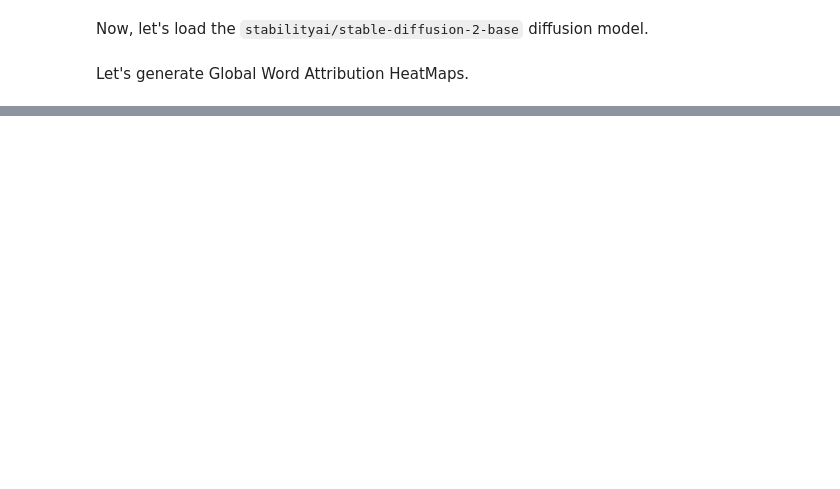
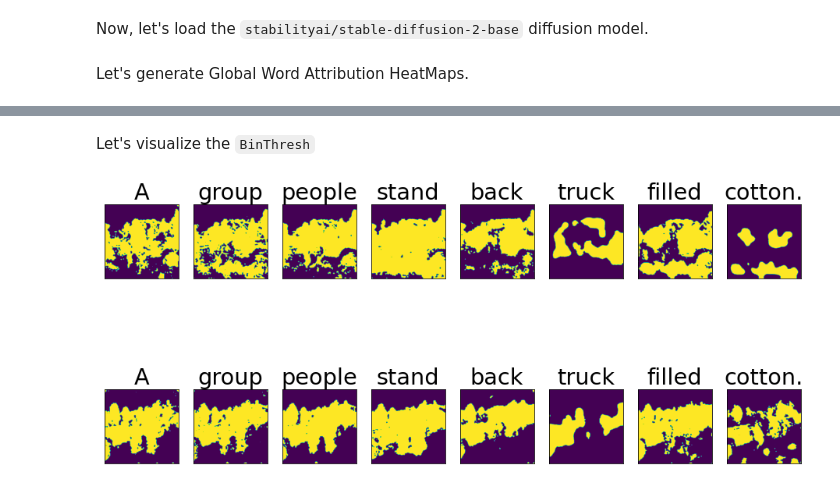
Before and after one commit to RishiDarkDevil/Text-Based-Object-Discovery, a Jupyter notebook: Diffusion/Stable_Diffusion_V2_DAAM.ipynb, the cells around one changed output, grey strips where cells are left out. Saved outputs shown, nothing was run; the diff lists cells and outputs as text; code cells hidden in the pictures; blank space fills up the shorter version.

```diff
--- a/Diffusion/Stable_Diffusion_V2_DAAM.ipynb
+++ b/Diffusion/Stable_Diffusion_V2_DAAM.ipynb
@@ -103,0 +314,6 @@ KeyboardInterrupt: ignored
+# %% [markdown]
+Let's visualize the `BinThresh`
+# %%
+visualize('BinThresh')
+# %% [output]
+[figure, added]
```
Also changed, not shown: parts of 22 cells of this notebook.
